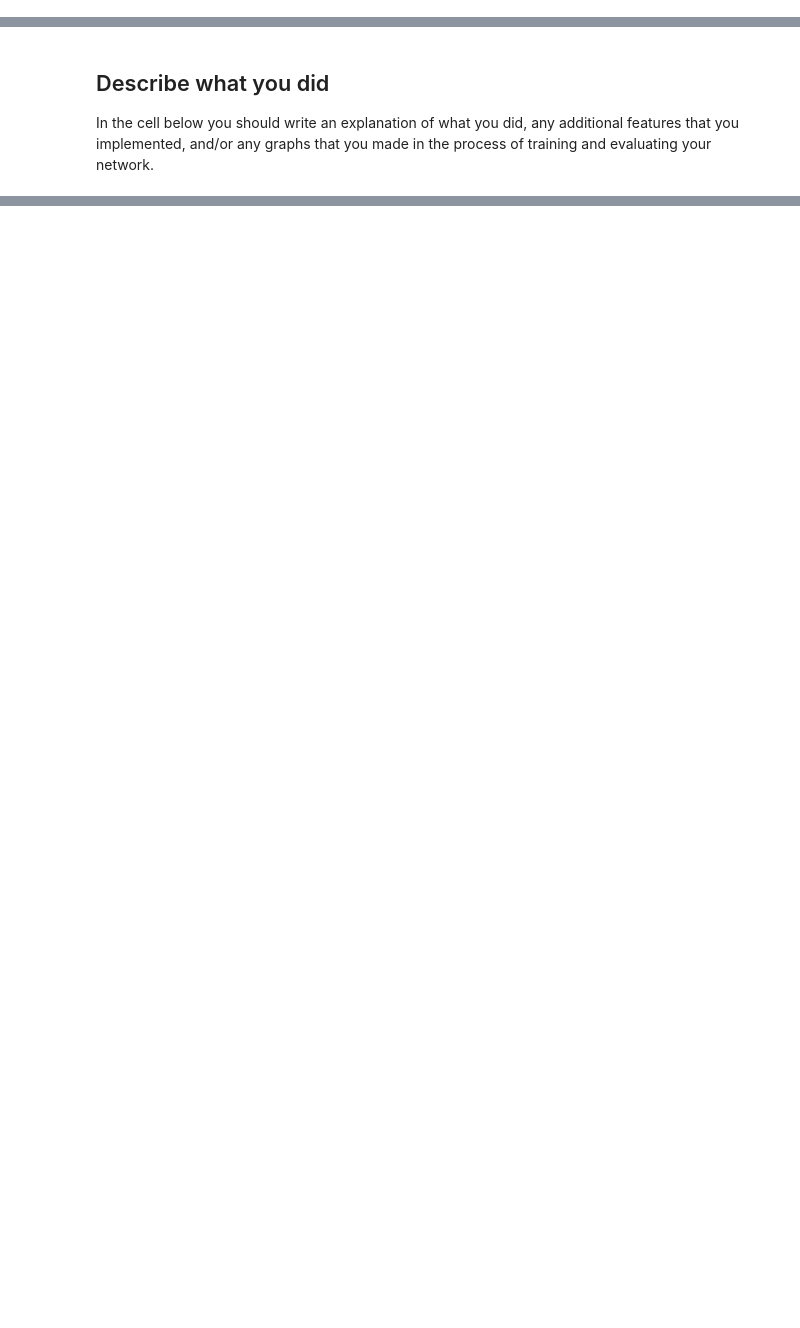
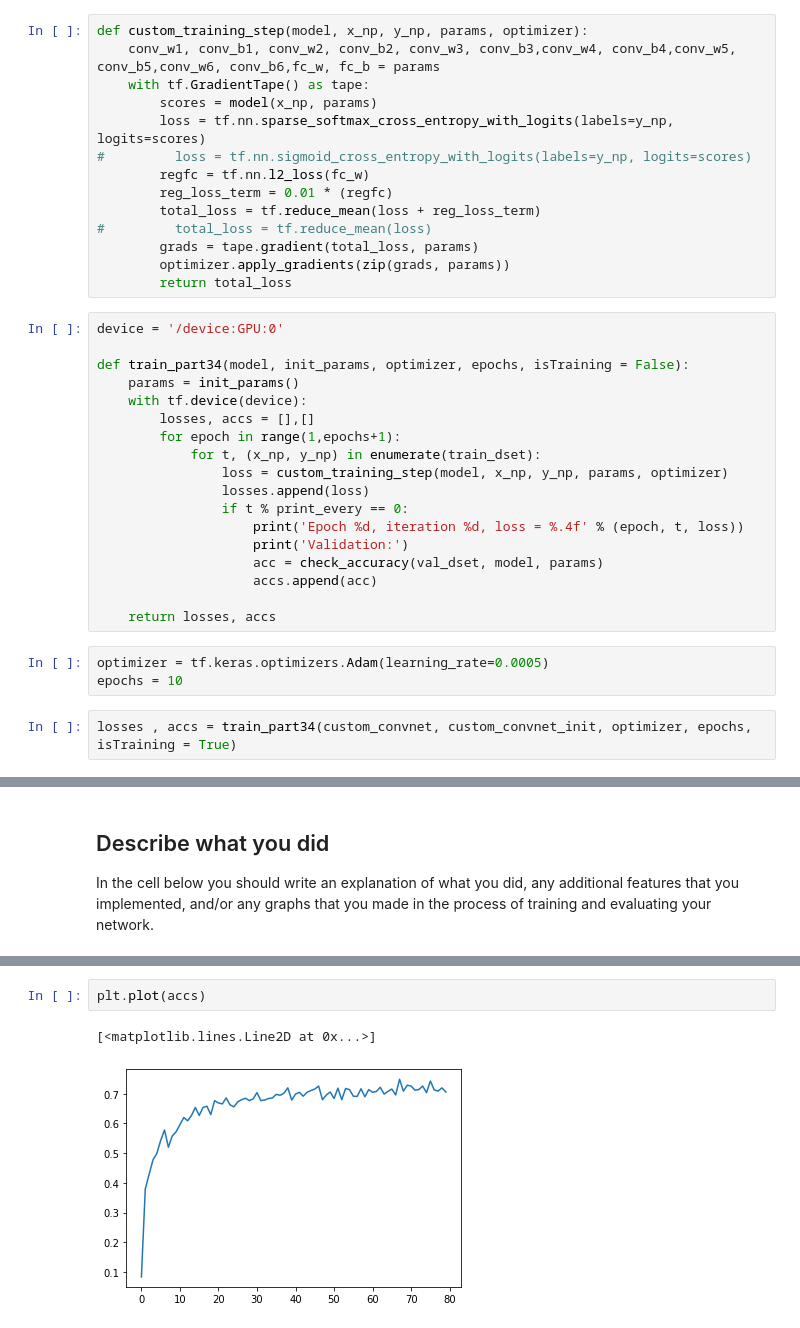
Before and after one commit to IC088/Computer-Vision-2020, a Jupyter notebook: PSET2/Week5/TensorFlow.ipynb, the cells around one changed output, grey strips where cells are left out. Saved outputs shown, nothing was run; the diff lists cells and outputs as text; blank space fills up the shorter version.

```diff
--- a/PSET2/Week5/TensorFlow.ipynb
+++ b/PSET2/Week5/TensorFlow.ipynb
@@ -782,0 +790,37 @@ Test
+# %%
+def custom_training_step(model, x_np, y_np, params, optimizer):
+    conv_w1, conv_b1, conv_w2, conv_b2, conv_w3, conv_b3,conv_w4, conv_b4,conv_w5, conv_b5,conv_w6, conv_b6,fc_w, fc_b = params
+    with tf.GradientTape() as tape:
+        scores = model(x_np, params)
+        loss = tf.nn.sparse_softmax_cross_entropy_with_logits(labels=y_np, logits=scores)
+#         loss = tf.nn.sigmoid_cross_entropy_with_logits(labels=y_np, logits=scores)
+        regfc = tf.nn.l2_loss(fc_w)
+        reg_loss_term = 0.01 * (regfc)
+        total_loss = tf.reduce_mean(loss + reg_loss_term)
+#         total_loss = tf.reduce_mean(loss)
+        grads = tape.gradient(total_loss, params)
+        optimizer.apply_gradients(zip(grads, params))
+        return total_loss
+# %%
+device = '/device:GPU:0'
+
+def train_part34(model, init_params, optimizer, epochs, isTraining = False):
+    params = init_params()
+    with tf.device(device):
+        losses, accs = [],[]
+        for epoch in range(1,epochs+1):
+            for t, (x_np, y_np) in enumerate(train_dset):
+                loss = custom_training_step(model, x_np, y_np, params, optimizer)
+                losses.append(loss)
+                if t % print_every == 0:
+                    print('Epoch %d, iteration %d, loss = %.4f' % (epoch, t, loss))
+                    print('Validation:')
+                    acc = check_accuracy(val_dset, model, params)
+                    accs.append(acc)
+
+    return losses, accs
+# %%
+optimizer = tf.keras.optimizers.Adam(learning_rate=0.0005)
+epochs = 10
+# %%
+losses , accs = train_part34(custom_convnet, custom_convnet_init, optimizer, epochs, isTraining = True)
@@ -788,0 +877,5 @@ TODO: Tell us what you did
+# %%
+plt.plot(accs)
+# %% [output]
+[<matplotlib.lines.Line2D at 0x...>]
+[figure, added]
```
Also changed, not shown: parts of 11 cells of this notebook, 6 other files.
